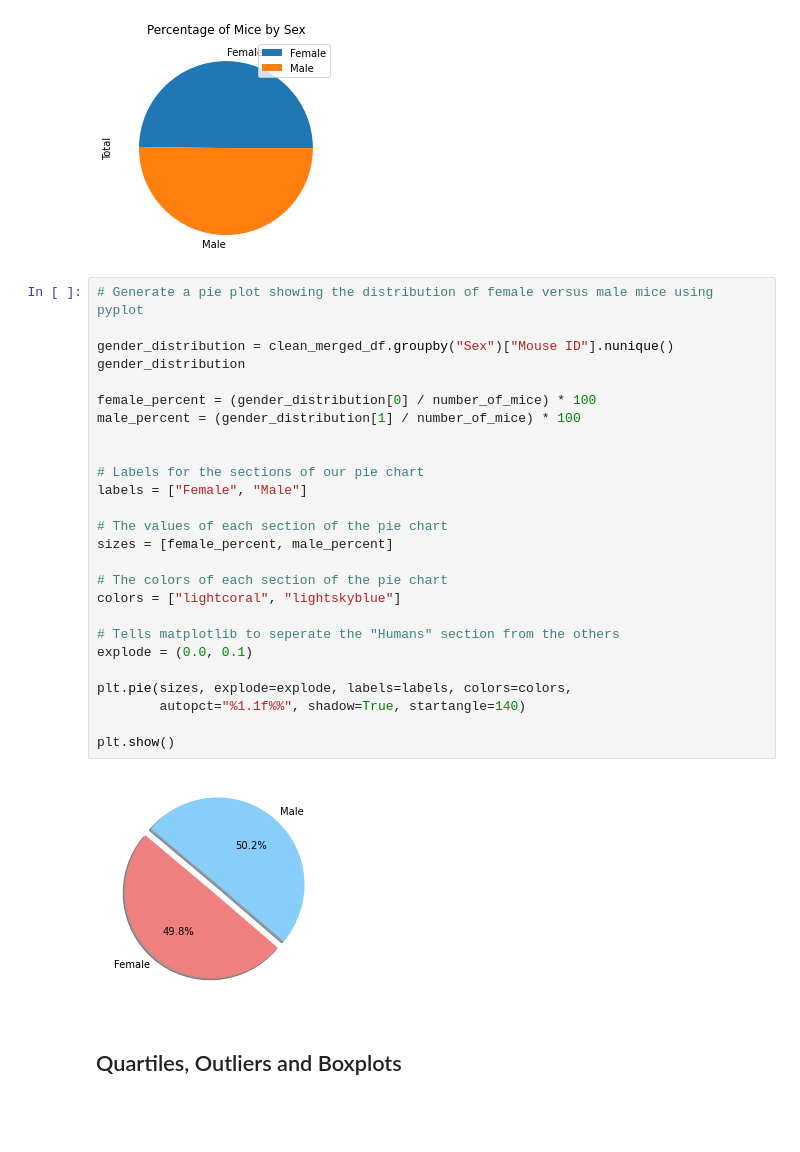
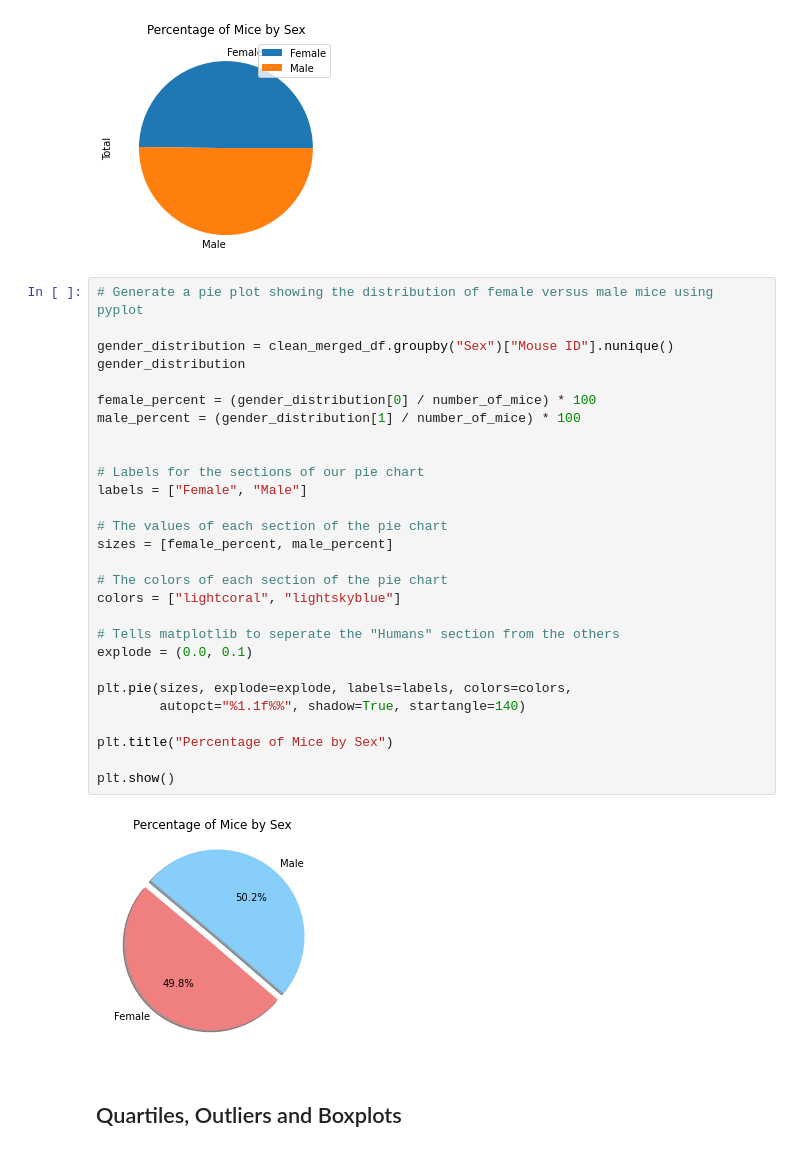
Before and after one commit to geofftm/matplotlib-challenge, a Jupyter notebook: Pymaceuticals/Pymaceuticals_non_dynamic_charts.ipynb, the cells around one changed output. Cells and saved outputs as stored; diff of their text form; blank space fills up the shorter version.

```diff
--- a/Pymaceuticals/Pymaceuticals_non_dynamic_charts.ipynb
+++ b/Pymaceuticals/Pymaceuticals_non_dynamic_charts.ipynb
@@ -234,31 +238,33 @@ Text(0.5, 1.0, 'Percentage of Mice by Sex')
 # %%
 # Generate a pie plot showing the distribution of female versus male mice using pyplot
 
 gender_distribution = clean_merged_df.groupby("Sex")["Mouse ID"].nunique()
 gender_distribution
 
 female_percent = (gender_distribution[0] / number_of_mice) * 100
 male_percent = (gender_distribution[1] / number_of_mice) * 100
 
 
 # Labels for the sections of our pie chart
 labels = ["Female", "Male"]
 
 # The values of each section of the pie chart
 sizes = [female_percent, male_percent]
 
 # The colors of each section of the pie chart
 colors = ["lightcoral", "lightskyblue"]
 
 # Tells matplotlib to seperate the "Humans" section from the others
 explode = (0.0, 0.1)
 
 plt.pie(sizes, explode=explode, labels=labels, colors=colors,
         autopct="%1.1f%%", shadow=True, startangle=140)
 
+plt.title("Percentage of Mice by Sex")
+
 plt.show()
 # %% [output]
-[figure, old version]
+[figure, new version]
 # %% [markdown]
 ## Quartiles, Outliers and Boxplots
 # %%
```
Also changed, not shown: parts of 1 cell of this notebook.
